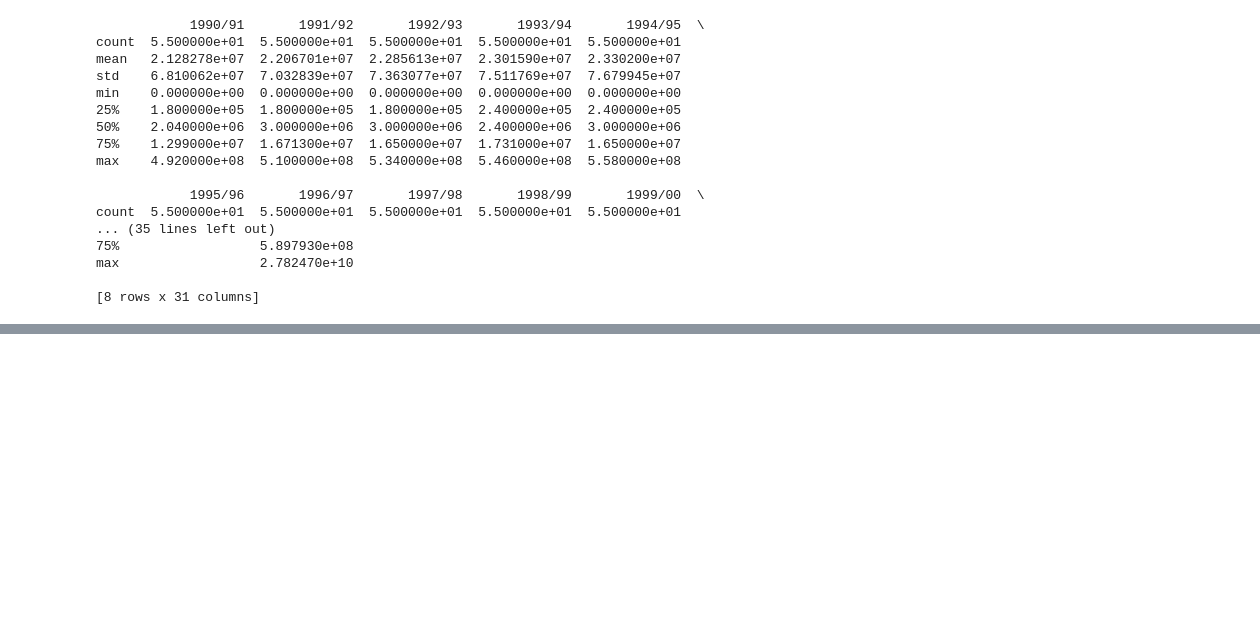
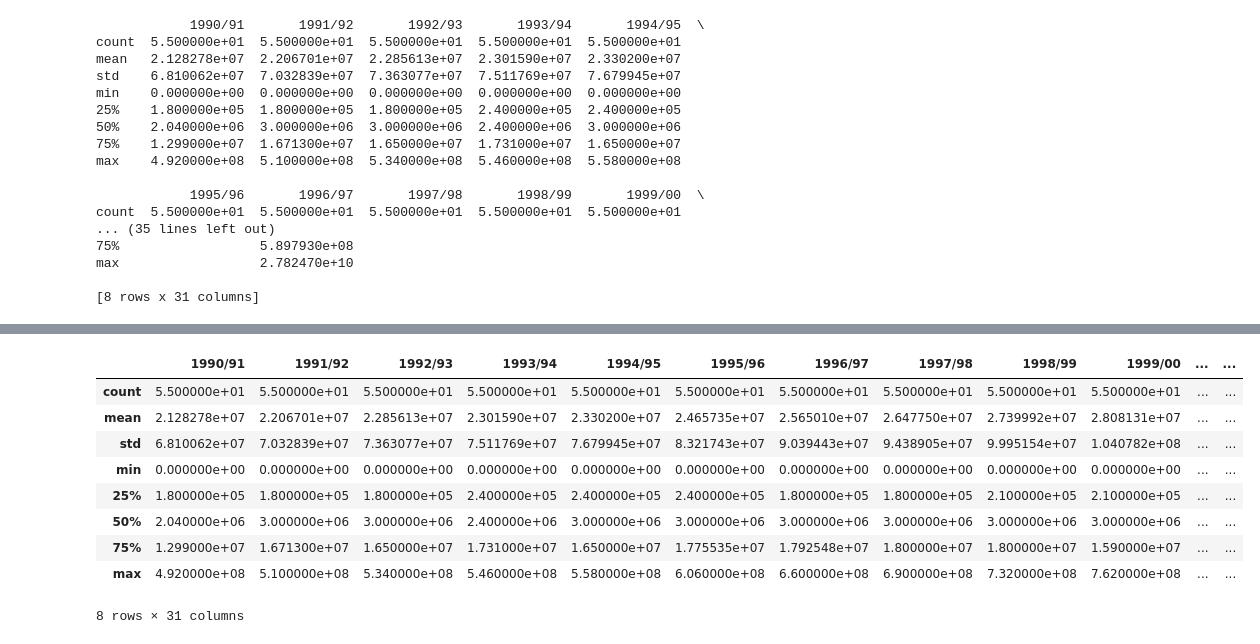
Before and after one commit to Vijisenthi27/FODS, a Jupyter notebook: Untitled2.ipynb, the cells around one changed output, grey strips where cells are left out. Cells and saved outputs as stored; diff of their text form; code cells hidden in the pictures; blank space fills up the shorter version.

```diff
--- a/Untitled2.ipynb
+++ b/Untitled2.ipynb
@@ -83,0 +250,13 @@ max                  2.782470e+10
+# %%
+df.describe()
+# %% [output]
+|  | 1990/91 | 1991/92 | 1992/93 | 1993/94 | 1994/95 | 1995/96 | 1996/97 | 1997/98 | 1998/99 | 1999/00 | ... | ... |
+| count | 5.500000e+01 | 5.500000e+01 | 5.500000e+01 | 5.500000e+01 | 5.500000e+01 | 5.500000e+01 | 5.500000e+01 | 5.500000e+01 | 5.500000e+01 | 5.500000e+01 | ... | ... |
+| mean | 2.128278e+07 | 2.206701e+07 | 2.285613e+07 | 2.301590e+07 | 2.330200e+07 | 2.465735e+07 | 2.565010e+07 | 2.647750e+07 | 2.739992e+07 | 2.808131e+07 | ... | ... |
+| std | 6.810062e+07 | 7.032839e+07 | 7.363077e+07 | 7.511769e+07 | 7.679945e+07 | 8.321743e+07 | 9.039443e+07 | 9.438905e+07 | 9.995154e+07 | 1.040782e+08 | ... | ... |
+| min | 0.000000e+00 | 0.000000e+00 | 0.000000e+00 | 0.000000e+00 | 0.000000e+00 | 0.000000e+00 | 0.000000e+00 | 0.000000e+00 | 0.000000e+00 | 0.000000e+00 | ... | ... |
+| 25% | 1.800000e+05 | 1.800000e+05 | 1.800000e+05 | 2.400000e+05 | 2.400000e+05 | 2.400000e+05 | 1.800000e+05 | 1.800000e+05 | 2.100000e+05 | 2.100000e+05 | ... | ... |
+| 50% | 2.040000e+06 | 3.000000e+06 | 3.000000e+06 | 2.400000e+06 | 3.000000e+06 | 3.000000e+06 | 3.000000e+06 | 3.000000e+06 | 3.000000e+06 | 3.000000e+06 | ... | ... |
+| 75% | 1.299000e+07 | 1.671300e+07 | 1.650000e+07 | 1.731000e+07 | 1.650000e+07 | 1.775535e+07 | 1.792548e+07 | 1.800000e+07 | 1.800000e+07 | 1.590000e+07 | ... | ... |
+| max | 4.920000e+08 | 5.100000e+08 | 5.340000e+08 | 5.460000e+08 | 5.580000e+08 | 6.060000e+08 | 6.600000e+08 | 6.900000e+08 | 7.320000e+08 | 7.620000e+08 | ... | ... |
+8 rows × 31 columns
```
Also changed, not shown: parts of 16 cells of this notebook.
